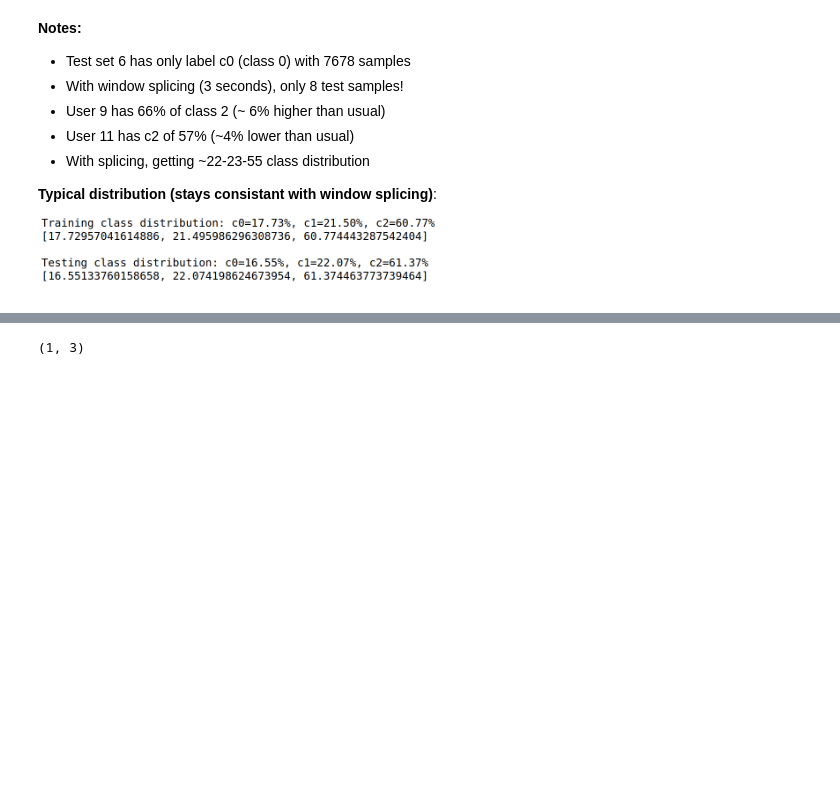
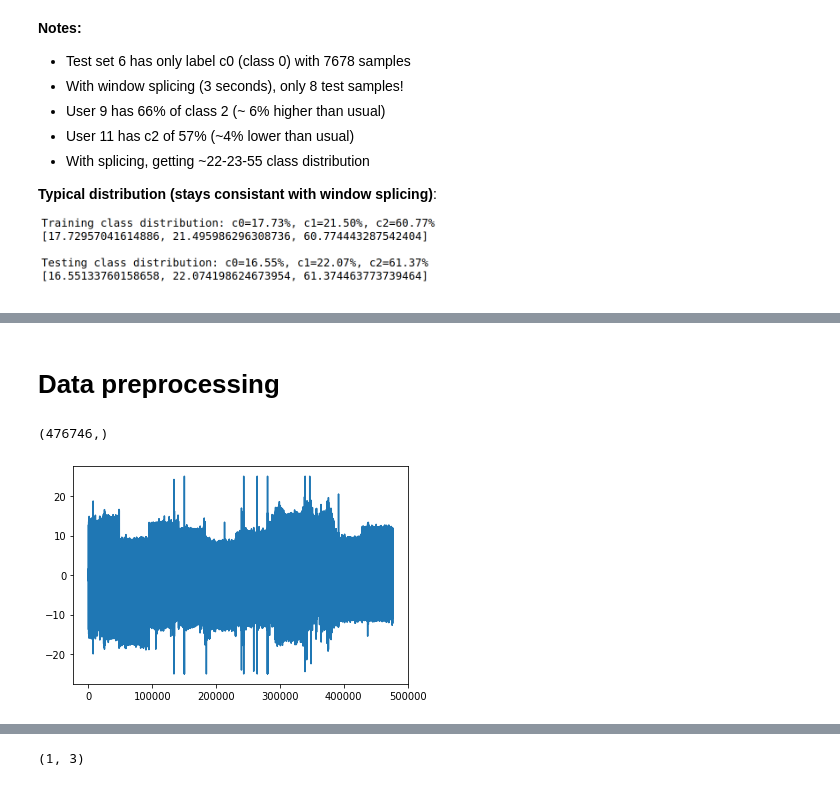
Before and after one commit to the-promised-LAN/ecg_stress_classification, a Jupyter notebook: ecgnet2018.ipynb, the cells around one changed output, grey strips where cells are left out. Cells and saved outputs as stored; diff of their text form; code cells hidden in the pictures; blank space fills up the shorter version.

```diff
--- a/ecgnet2018.ipynb
+++ b/ecgnet2018.ipynb
@@ -176,0 +275,20 @@ Testing class distribution: c0=16.55%, c1=22.07%, c2=61.37%
+# %% [markdown]
+# Data preprocessing
+# %%
+# ===== Max Normalization ======
+# Max normalization (fit on only train set, transform both train and test)
+l1_normalizer = Normalizer(norm='max').fit(train_set['signal_val'].to_numpy().reshape(1,-1))
+t= train_set['signal_val'].to_numpy().reshape(1,-1)
+t.shape
+
+plot(t[0,:])
+print(train_set['signal_val'].shape)
+# transform signal_val for both train and test set
+# train_set['signal_val'] = l2_normalizer.transform(train_set['signal_val'])
+# test_set['signal_val'] = l2_normalizer.transform(test_set['signal_val'])
+
+z = l1_normalizer.transform(train_set['signal_val'].to_numpy().reshape(1,-1))
+c = l1_normalizer.transform(test_set['signal_val'].to_numpy().reshape(1,-1))
+# %% [output]
+(476746,)
+[figure, added]
```
Also changed, not shown: parts of 57 cells of this notebook.
